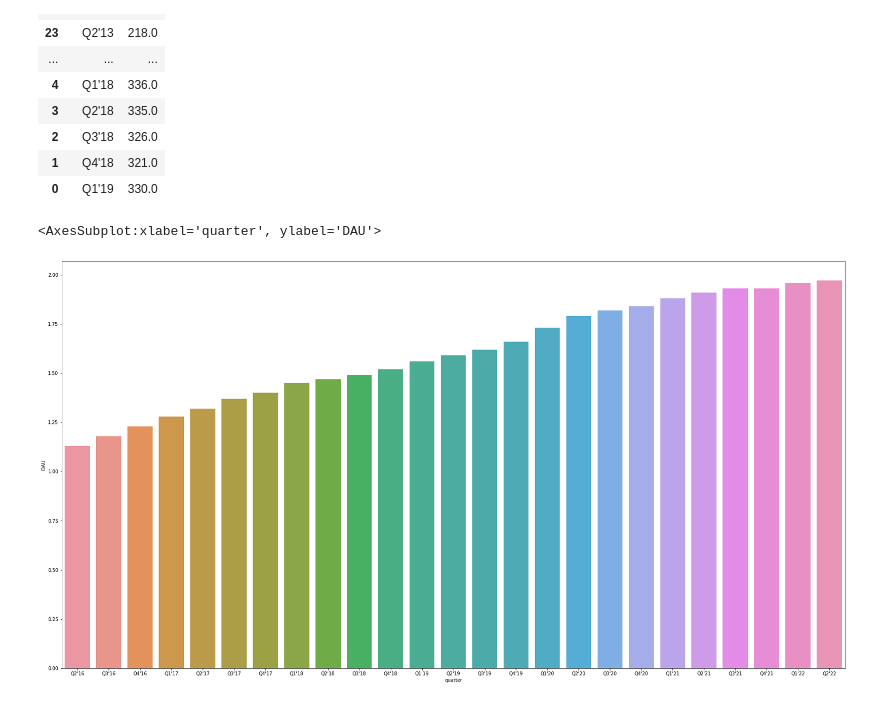
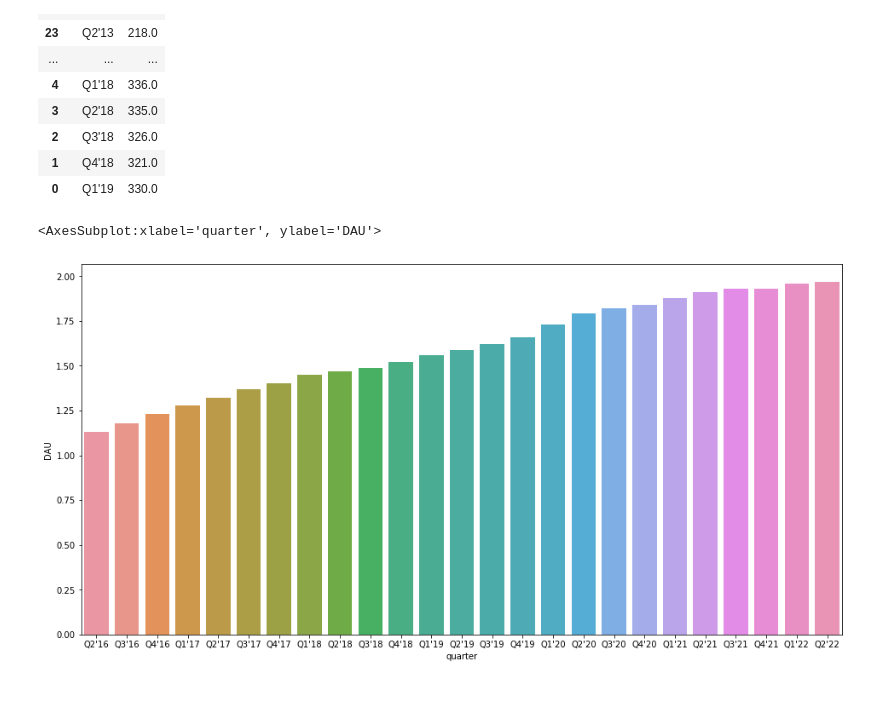
Before and after one commit to DhanushR24/A-study-On-Social-Media-Measurement-Using-Customer-Segmentation-Approach, a Jupyter notebook: visualize.ipynb, the cells around one changed output. Saved outputs shown, nothing was run; the diff lists cells and outputs as text; code cells hidden in the pictures.

```diff
--- a/visualize.ipynb
+++ b/visualize.ipynb
@@ -60,8 +62,8 @@ twMAU
 | 1 | Q4'18 | 321.0 |
 | 0 | Q1'19 | 330.0 |
 # %%
-plt.figure(figsize=(30, 16))
+plt.figure(figsize=(16, 8))
 sns.barplot(x = 'quarter', y = 'DAU', data=fb)
 # %% [output]
 <AxesSubplot:xlabel='quarter', ylabel='DAU'>
-[figure, old version]
+[figure, new version]
```
Also changed, not shown: parts of 4 cells of this notebook, 1 other file.
